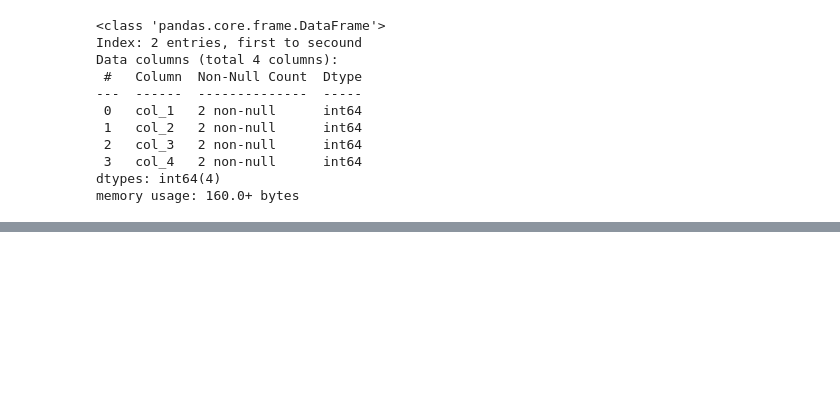
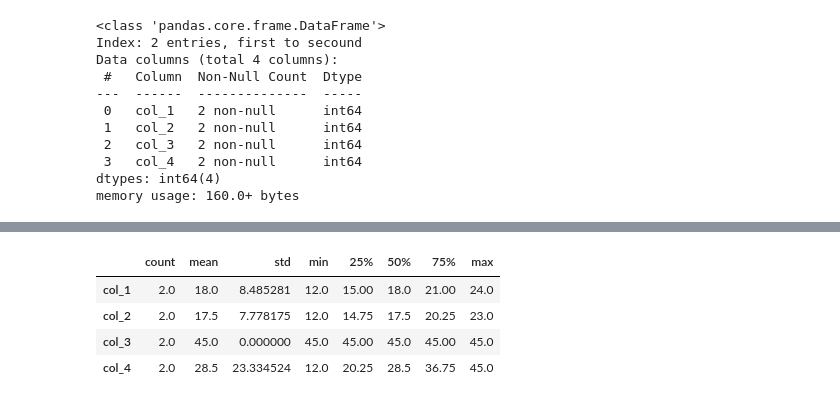
Before and after one commit to mietekdom/Data-Science, a Jupyter notebook: 01_knowledge/04_pandas.ipynb, the cells around one changed output, grey strips where cells are left out. Drawn from its saved outputs; the diff is of its cells as text; code cells hidden in the pictures; blank space fills up the shorter version.

```diff
--- a/01_knowledge/04_pandas.ipynb
+++ b/01_knowledge/04_pandas.ipynb
@@ -286,0 +299,8 @@ memory usage: 160.0+ bytes
+# %%
+df.describe().T
+# %% [output]
+|  | count | mean | std | min | 25% | 50% | 75% | max |
+| col_1 | 2.0 | 18.0 | 8.485281 | 12.0 | 15.00 | 18.0 | 21.00 | 24.0 |
+| col_2 | 2.0 | 17.5 | 7.778175 | 12.0 | 14.75 | 17.5 | 20.25 | 23.0 |
+| col_3 | 2.0 | 45.0 | 0.000000 | 45.0 | 45.00 | 45.0 | 45.00 | 45.0 |
+| col_4 | 2.0 | 28.5 | 23.334524 | 12.0 | 20.25 | 28.5 | 36.75 | 45.0 |
```
Also changed, not shown: parts of 1 cell of this notebook.
